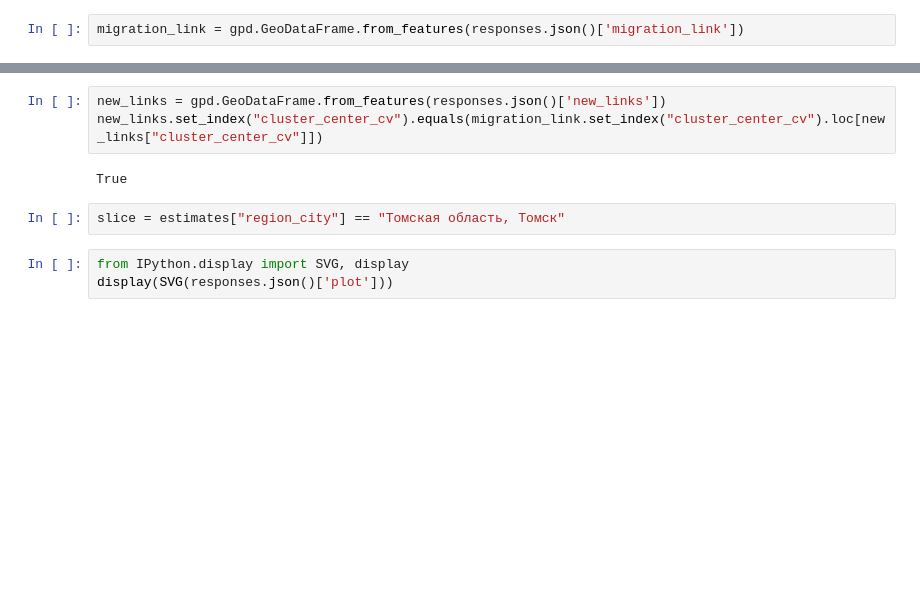
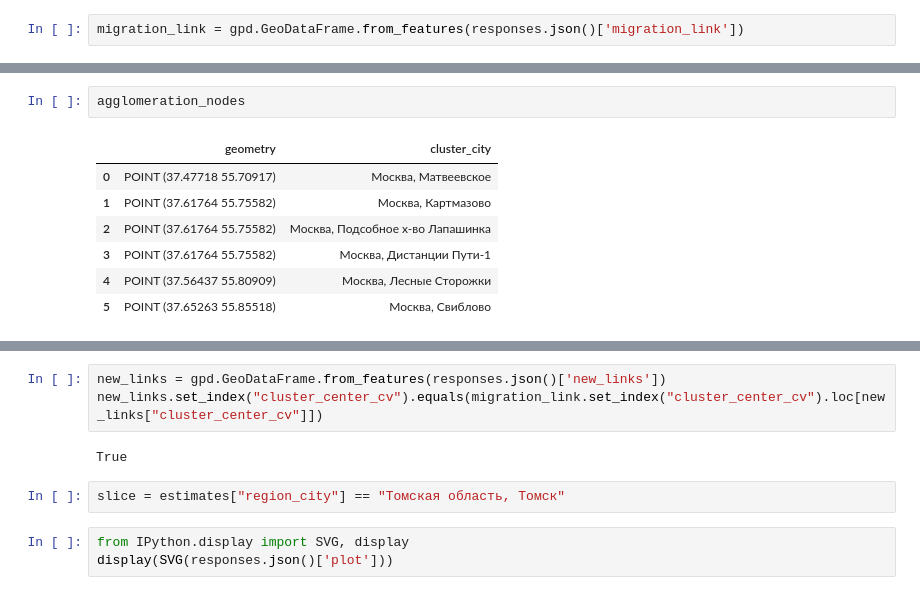
Before and after one commit to RitaMargari/industrial-location, a Jupyter notebook: api/app_test.ipynb, the cells around one changed output, grey strips where cells are left out. Cells and saved outputs as stored; diff of their text form; blank space fills up the shorter version.

```diff
--- a/api/app_test.ipynb
+++ b/api/app_test.ipynb
@@ -58,0 +66,10 @@ migration_link = gpd.GeoDataFrame.from_features(responses.json()['migration_link
+# %%
+agglomeration_nodes
+# %% [output]
+|  | geometry | cluster_city |
+| 0 | POINT (37.47718 55.70917) | Москва, Матвеевское |
+| 1 | POINT (37.61764 55.75582) | Москва, Картмазово |
+| 2 | POINT (37.61764 55.75582) | Москва, Подсобное х-во Лапашинка |
+| 3 | POINT (37.61764 55.75582) | Москва, Дистанции Пути-1 |
+| 4 | POINT (37.56437 55.80909) | Москва, Лесные Сторожки |
+| 5 | POINT (37.65263 55.85518) | Москва, Свиблово |
```
Also changed, not shown: parts of 12 cells of this notebook, 9 other files.
